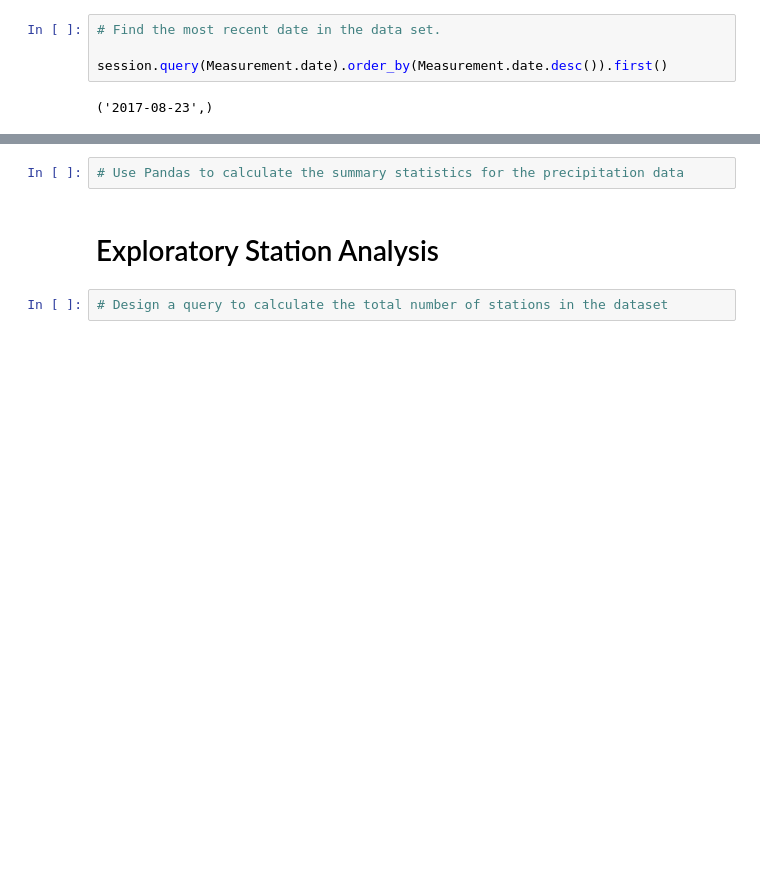
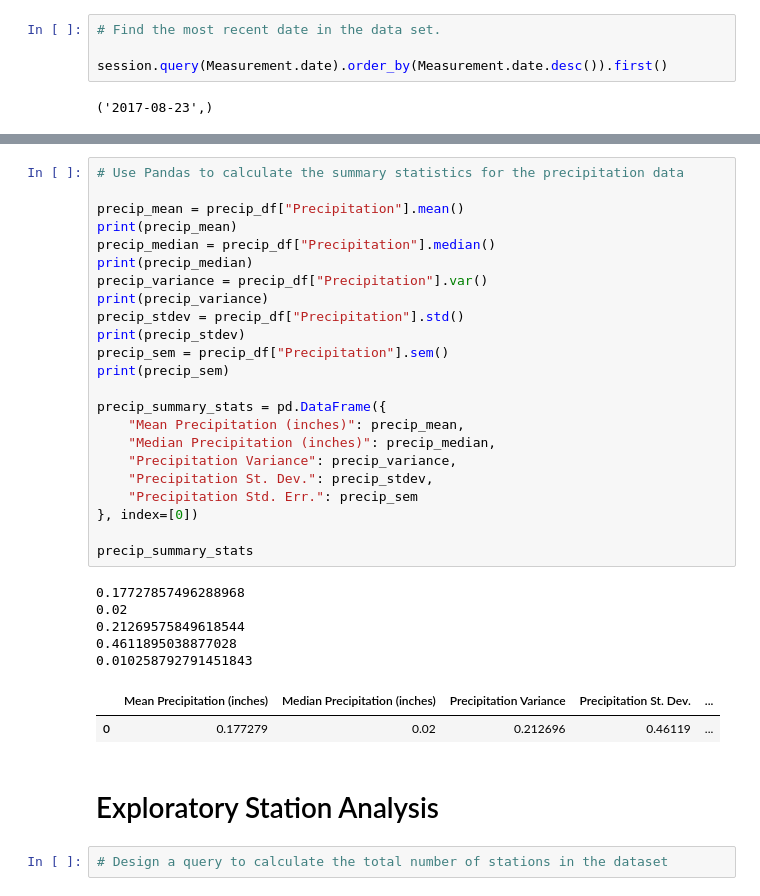
Before and after one commit to dmropp/sqlalchemy-challenge, a Jupyter notebook: HawaiianVacation/climate_main.ipynb, the cells around one changed output, grey strips where cells are left out. Cells and saved outputs as stored; diff of their text form; blank space fills up the shorter version.

```diff
--- a/HawaiianVacation/climate_main.ipynb
+++ b/HawaiianVacation/climate_main.ipynb
@@ -108,5 +115,34 @@ precip_df
-# %%
-# Use Pandas to calculate the summary statistics for the precipitation data
+# %%
+# Use Pandas to calculate the summary statistics for the precipitation data
+
+precip_mean = precip_df["Precipitation"].mean()
+print(precip_mean)
+precip_median = precip_df["Precipitation"].median()
+print(precip_median)
+precip_variance = precip_df["Precipitation"].var()
+print(precip_variance)
+precip_stdev = precip_df["Precipitation"].std()
+print(precip_stdev)
+precip_sem = precip_df["Precipitation"].sem()
+print(precip_sem)
+
+precip_summary_stats = pd.DataFrame({
+    "Mean Precipitation (inches)": precip_mean,
+    "Median Precipitation (inches)": precip_median,
+    "Precipitation Variance": precip_variance,
+    "Precipitation St. Dev.": precip_stdev,
+    "Precipitation Std. Err.": precip_sem
+}, index=[0])
+
+precip_summary_stats
+# %% [output]
+0.17727857496288968
+0.02
+0.21269575849618544
+0.4611895038877028
+0.010258792791451843
+|  | Mean Precipitation (inches) | Median Precipitation (inches) | Precipitation Variance | Precipitation St. Dev. | ... |
+| 0 | 0.177279 | 0.02 | 0.212696 | 0.46119 | ... |
 # %% [markdown]
 # Exploratory Station Analysis
 # %%
```
Also changed, not shown: parts of 1 cell of this notebook.
